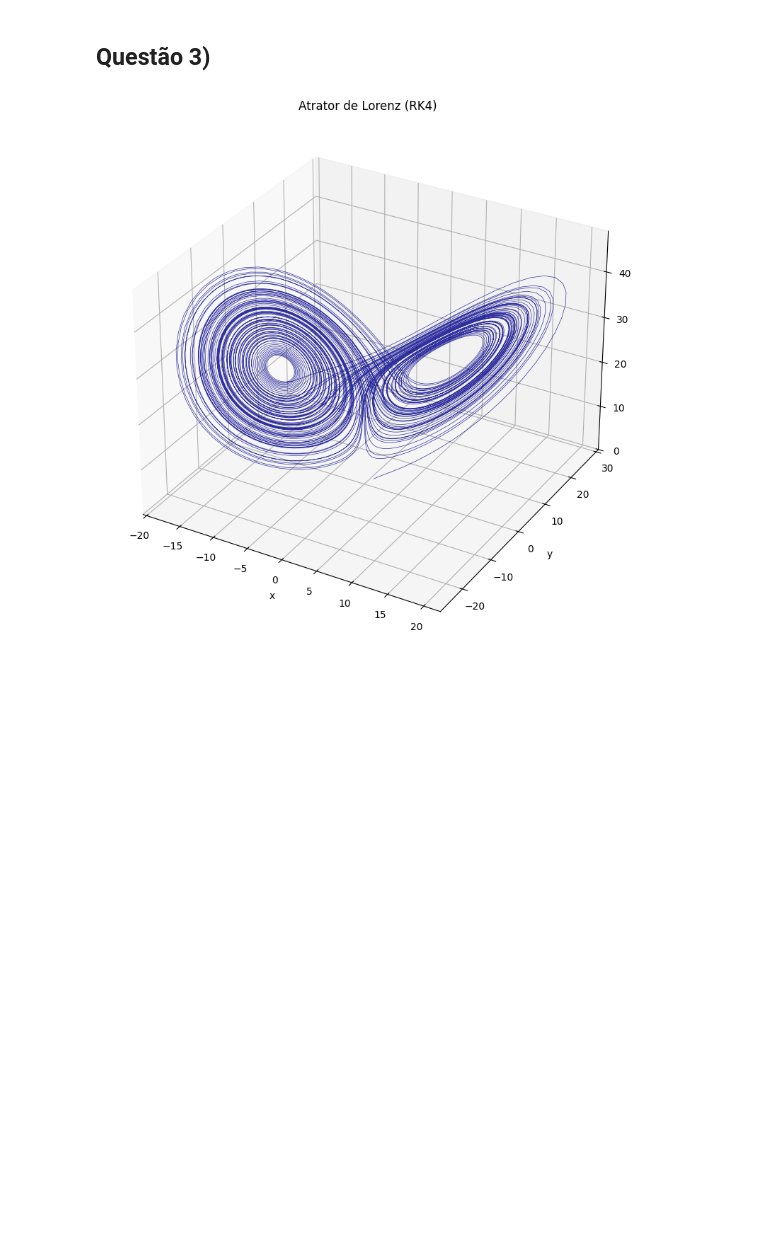
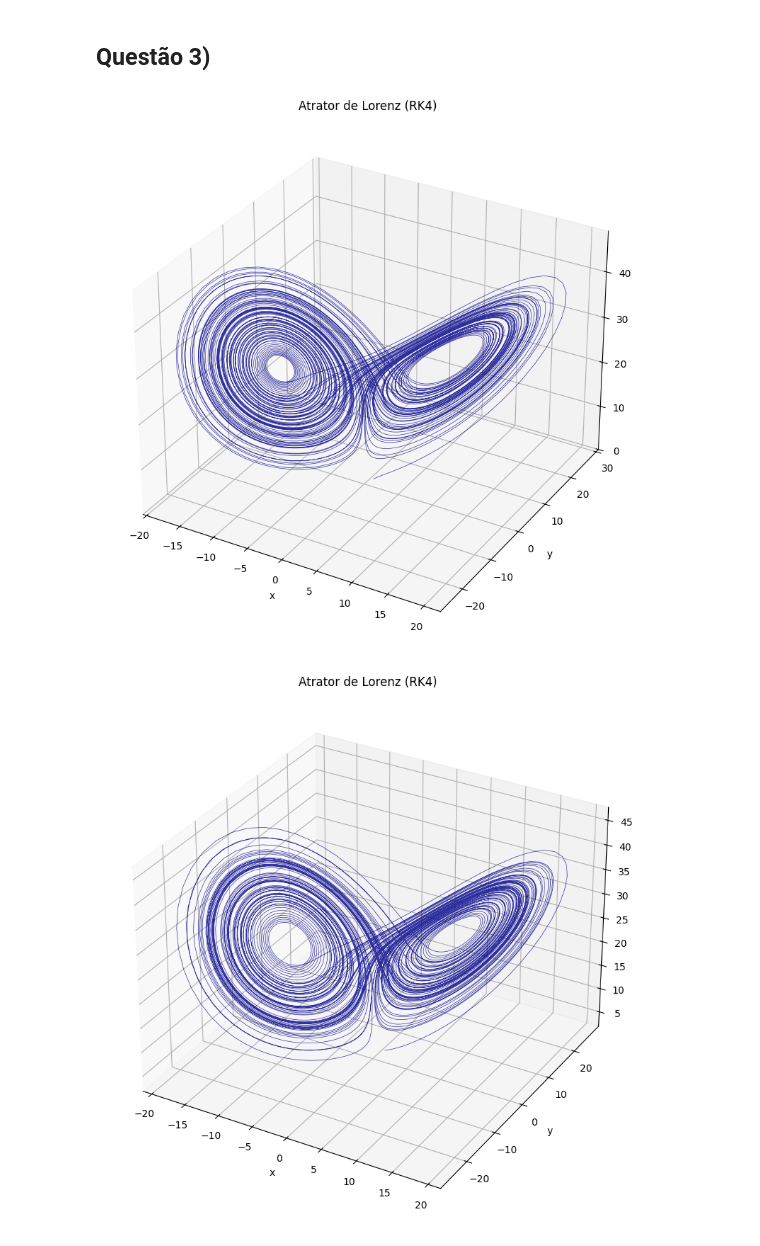
Before and after one commit to diegomatos321/UFRJ-Laboratorios, a Jupyter notebook: computacao-cientifica-edos-2025-01/aplicacao-metodos-runge-kutta-em-edos.ipynb, the cells around one changed output. Drawn from its saved outputs; the diff is of its cells as text; code cells hidden in the pictures; blank space fills up the shorter version.

Commit message:
Testando valores iniciais diferentes para o sistema de lorenz

```diff
--- a/computacao-cientifica-edos-2025-01/aplicacao-metodos-runge-kutta-em-edos.ipynb
+++ b/computacao-cientifica-edos-2025-01/aplicacao-metodos-runge-kutta-em-edos.ipynb
@@ -278,37 +278,26 @@ def lorenz_model(sigma, b, r):
         return np.array([dx, dy, dz])
     return f
 # %%
-f = lorenz_model(10, 8/3, 28)
-# times_r, results_r = runge_kutta_ralston_method(f, 0, y0, 1000, 10)
-times_c, results_c = runge_kutta_classic_method(f, 0, np.array([1.0, 1.0, 1.0]), 100, 10_000)
+for initial_values in [[1.0, 1.0, 1.0], [1.0, 2.0, 3.0], [2.0, 3.0, 4.0]]:
+    f = lorenz_model(10, 8/3, 28)
+    # times_r, results_r = runge_kutta_ralston_method(f, 0, y0, 1000, 10)
+    times_c, results_c = runge_kutta_classic_method(f, 0, np.array(initial_values), 100, 10_000)
 
-dx_sol = results_c[:, 0]
-dy_sol = results_c[:, 1]
-dz_sol = results_c[:, 2]
+    dx_sol = results_c[:, 0]
+    dy_sol = results_c[:, 1]
+    dz_sol = results_c[:, 2]
 
-# Plot 3D
-fig = plt.figure(figsize=(12, 8))
-ax = fig.add_subplot(111, projection='3d')
-ax.plot(dx_sol, dy_sol, dz_sol, lw=0.5, color='darkblue', alpha=0.8)
-ax.set_title('Atrator de Lorenz (RK4)')
-ax.set_xlabel('x')
-ax.set_ylabel('y')
-ax.set_zlabel('z')
+    # Plot 3D
+    fig = plt.figure(figsize=(12, 8))
+    ax = fig.add_subplot(111, projection='3d')
+    ax.plot(dx_sol, dy_sol, dz_sol, lw=0.5, color='darkblue', alpha=0.8)
+    ax.set_title('Atrator de Lorenz (RK4)')
+    ax.set_xlabel('x')
+    ax.set_ylabel('y')
+    ax.set_zlabel('z')
 
-# Automatically scale axes tightly to the data
-# dx_range = dx_sol.max() - dx_sol.min()
-# dy_range = dy_sol.max() - dy_sol.min()
-# dz_range = dz_sol.max() - dz_sol.min()
-# max_range = np.array([dx_range, dy_range, dz_range]).max() / 2.0
-
-# mid_x = (results_c[:, 0].max()+results_c[:, 0].min()) * 0.5
-# mid_y = (results_c[:, 1].max()+results_c[:, 1].min()) * 0.5
-# mid_z = (results_c[:, 2].max()+results_c[:, 2].min()) * 0.5
-# ax.set_xlim(dx_sol.min(), dx_sol.max())
-# ax.set_ylim(dy_sol.min(), dy_sol.max())
-# ax.set_zlim(dz_sol.min(), dz_sol.max())
-
-plt.tight_layout()
-plt.show()
+    plt.tight_layout()
+    plt.show()
 # %% [output]
 [figure]
+[figure, added]
```
Also changed, not shown: parts of 1 cell of this notebook.
